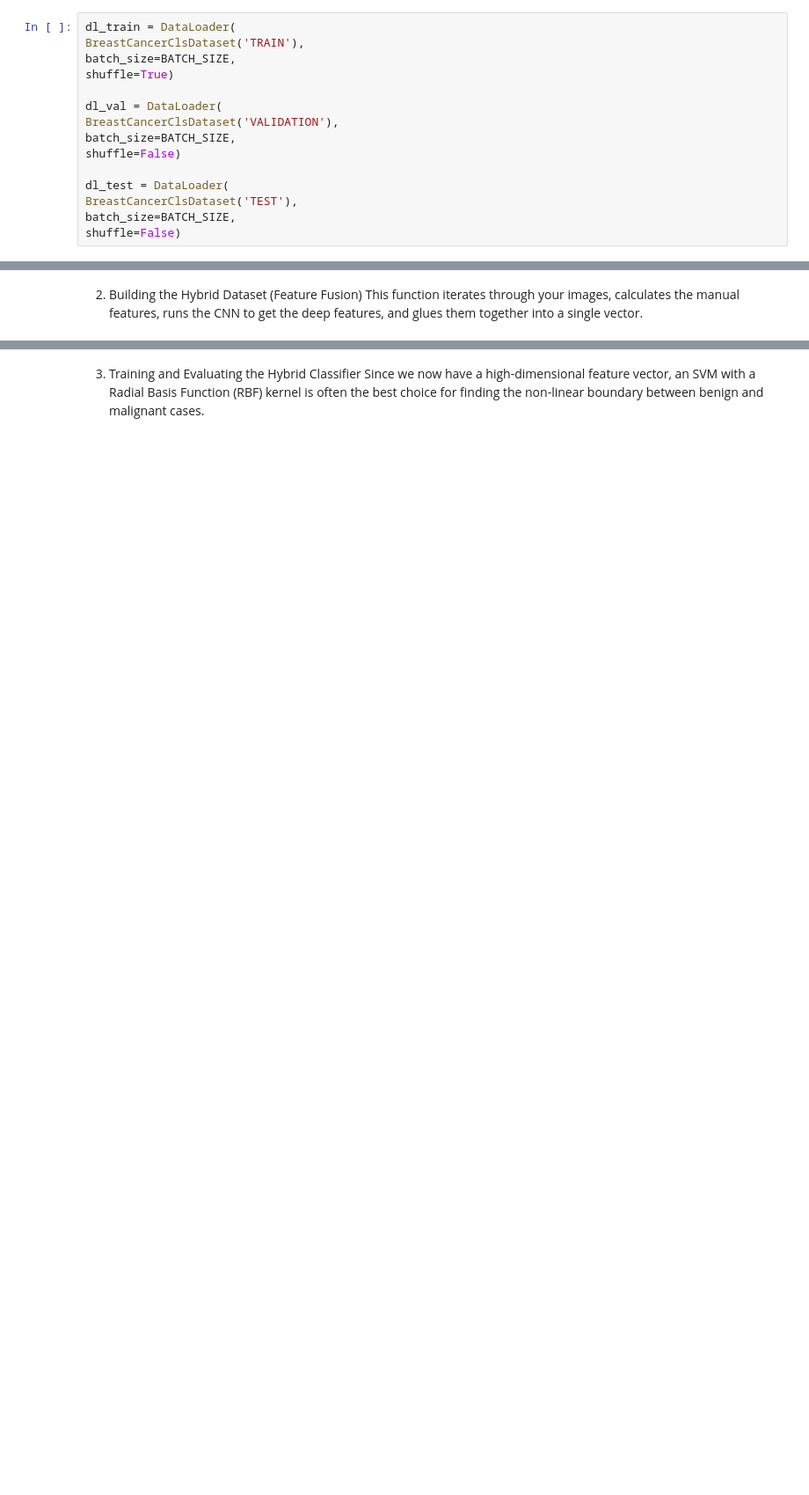
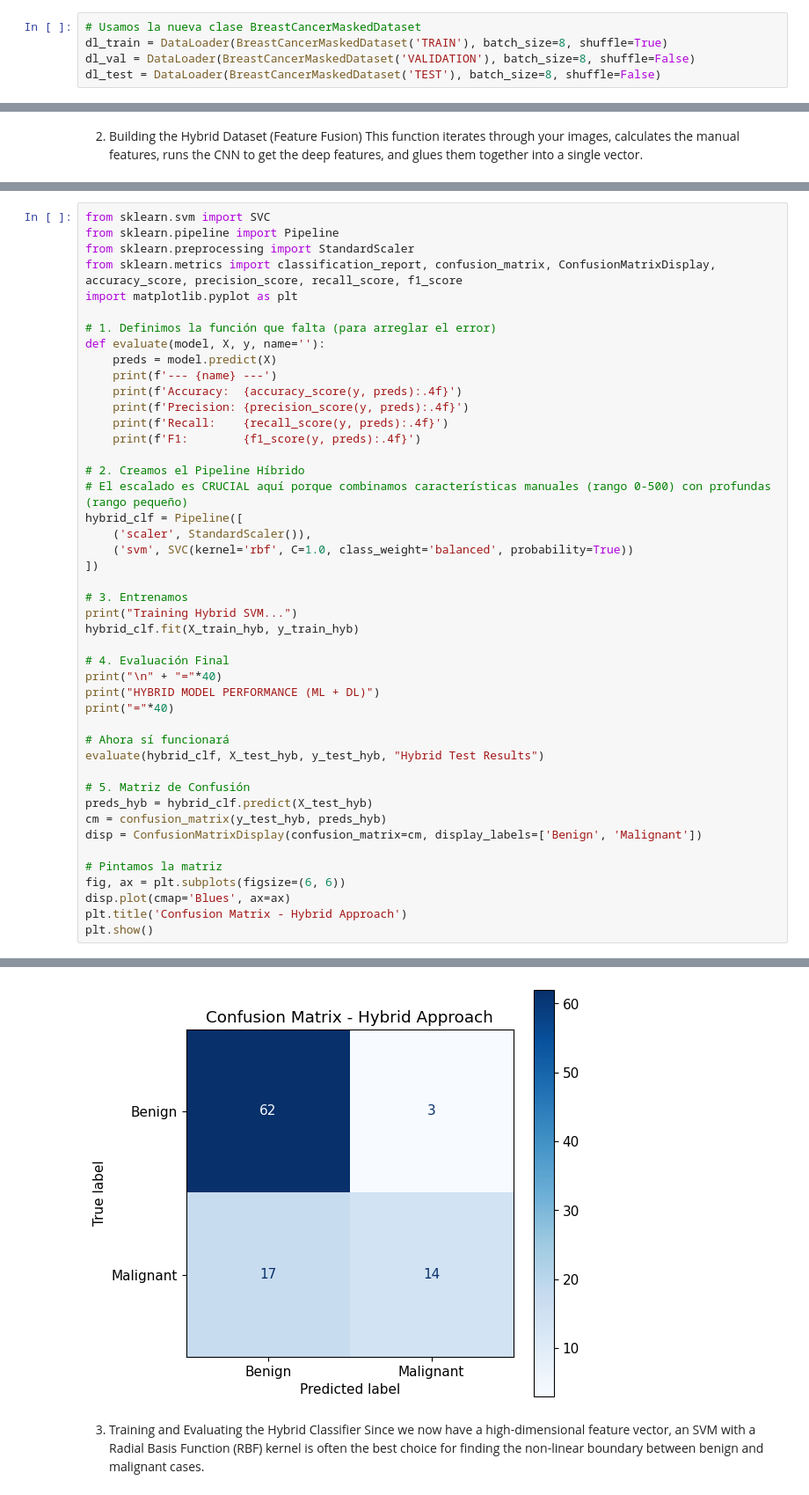
Before and after one commit to Lgonrat/trabajo-admeav, a Jupyter notebook: ML_DL_finalProject.ipynb, the cells around one changed output, grey strips where cells are left out. Shown at 88% size. Drawn from its saved outputs; the diff is of its cells as text; blank space fills up the shorter version.

```diff
--- a/ML_DL_finalProject.ipynb
+++ b/ML_DL_finalProject.ipynb
@@ -457,20 +494,10 @@ class BreastCancerClsDataset(Dataset):
 # %% [markdown]
 ## 3. DataLoaders
 # %%
-dl_train = DataLoader(
-BreastCancerClsDataset('TRAIN'),
-batch_size=BATCH_SIZE,
-shuffle=True)
-
-dl_val = DataLoader(
-BreastCancerClsDataset('VALIDATION'),
-batch_size=BATCH_SIZE,
-shuffle=False)
-
-dl_test = DataLoader(
-BreastCancerClsDataset('TEST'),
-batch_size=BATCH_SIZE,
-shuffle=False)
+# Usamos la nueva clase BreastCancerMaskedDataset
+dl_train = DataLoader(BreastCancerMaskedDataset('TRAIN'), batch_size=8, shuffle=True)
+dl_val = DataLoader(BreastCancerMaskedDataset('VALIDATION'), batch_size=8, shuffle=False)
+dl_test = DataLoader(BreastCancerMaskedDataset('TEST'), batch_size=8, shuffle=False)
 # %% [markdown]
 ## 4. CNN
 
@@ -744,0 +725,46 @@ Final hybrid feature vector size: 139
+# %%
+from sklearn.svm import SVC
+from sklearn.pipeline import Pipeline
+from sklearn.preprocessing import StandardScaler
+from sklearn.metrics import classification_report, confusion_matrix, ConfusionMatrixDisplay, accuracy_score, precision_score, recall_score, f1_score
+import matplotlib.pyplot as plt
+
+# 1. Definimos la función que falta (para arreglar el error)
+def evaluate(model, X, y, name=''):
+    preds = model.predict(X)
+    print(f'--- {name} ---')
+    print(f'Accuracy:  {accuracy_score(y, preds):.4f}')
+    print(f'Precision: {precision_score(y, preds):.4f}')
+    print(f'Recall:    {recall_score(y, preds):.4f}')
+    print(f'F1:        {f1_score(y, preds):.4f}')
+
+# 2. Creamos el Pipeline Híbrido
+# El escalado es CRUCIAL aquí porque combinamos características manuales (rango 0-500) con profundas (rango pequeño)
+hybrid_clf = Pipeline([
+    ('scaler', StandardScaler()),
+    ('svm', SVC(kernel='rbf', C=1.0, class_weight='balanced', probability=True))
+])
+
+# 3. Entrenamos
+print("Training Hybrid SVM...")
+hybrid_clf.fit(X_train_hyb, y_train_hyb)
+
+# 4. Evaluación Final
+print("\n" + "="*40)
+print("HYBRID MODEL PERFORMANCE (ML + DL)")
+print("="*40)
+
+# Ahora sí funcionará
+evaluate(hybrid_clf, X_test_hyb, y_test_hyb, "Hybrid Test Results")
+
+# 5. Matriz de Confusión
+preds_hyb = hybrid_clf.predict(X_test_hyb)
+cm = confusion_matrix(y_test_hyb, preds_hyb)
+disp = ConfusionMatrixDisplay(confusion_matrix=cm, display_labels=['Benign', 'Malignant'])
+
+# Pintamos la matriz
+fig, ax = plt.subplots(figsize=(6, 6))
+disp.plot(cmap='Blues', ax=ax)
+plt.title('Confusion Matrix - Hybrid Approach')
+plt.show()
+# %% [output]
@@ -745,3 +781,4 @@ Final hybrid feature vector size: 139
+[figure, added]
 # %% [markdown]
 3. Training and Evaluating the Hybrid Classifier
 Since we now have a high-dimensional feature vector, an SVM with a Radial Basis Function (RBF) kernel is often the best choice for finding the non-linear boundary between benign and malignant cases.
```
Also changed, not shown: parts of 24 cells of this notebook.
